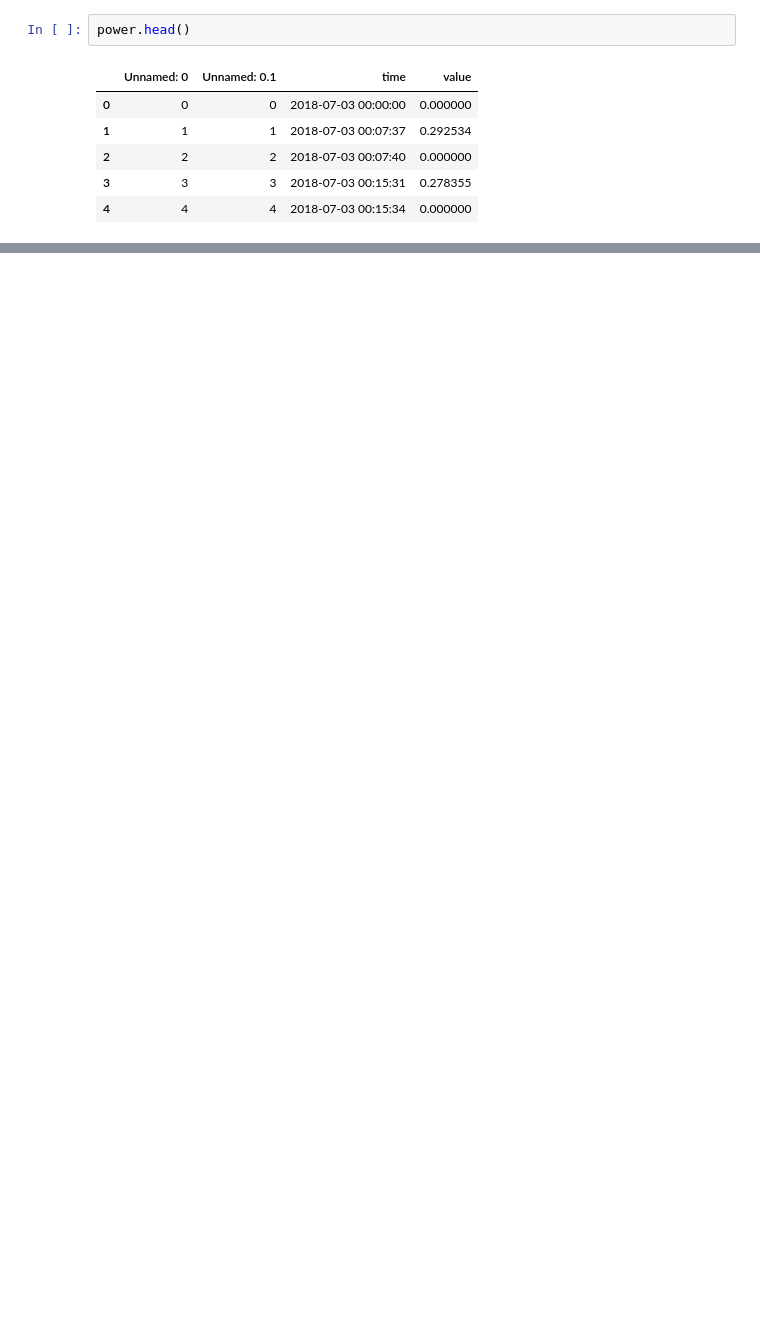
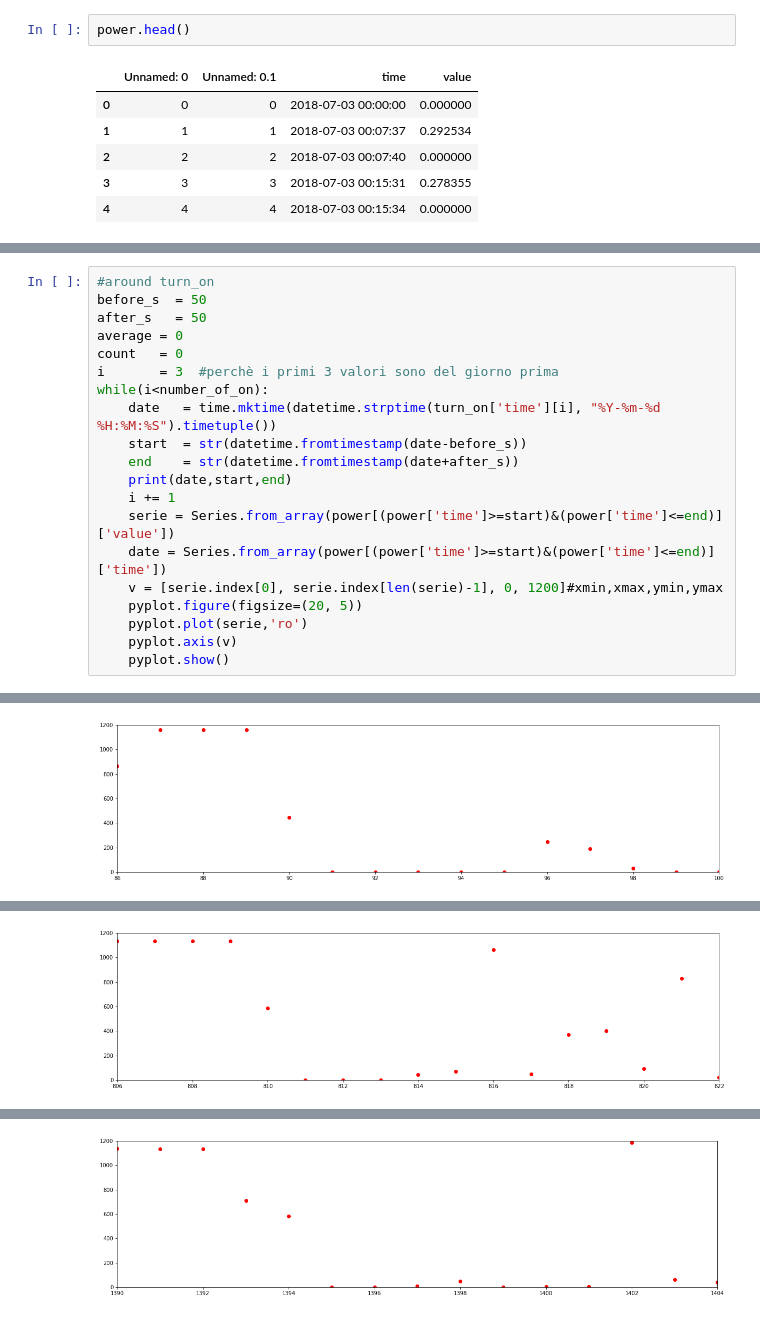
Before and after one commit to FAngelo94/modify-csv-by-pandas, a Jupyter notebook: Analisi dei Dati.ipynb, the cells around one changed output, grey strips where cells are left out. Drawn from its saved outputs; the diff is of its cells as text; blank space fills up the shorter version.

```diff
--- a/Analisi dei Dati.ipynb
+++ b/Analisi dei Dati.ipynb
@@ -262,0 +306,21 @@ power.head()
+# %%
+#around turn_on
+before_s  = 50
+after_s   = 50
+average = 0
+count   = 0
+i       = 3  #perchè i primi 3 valori sono del giorno prima
+while(i<number_of_on):
+    date   = time.mktime(datetime.strptime(turn_on['time'][i], "%Y-%m-%d %H:%M:%S").timetuple())
+    start  = str(datetime.fromtimestamp(date-before_s))
+    end    = str(datetime.fromtimestamp(date+after_s))
+    print(date,start,end)
+    i += 1
+    serie = Series.from_array(power[(power['time']>=start)&(power['time']<=end)]['value'])
+    date = Series.from_array(power[(power['time']>=start)&(power['time']<=end)]['time'])
+    v = [serie.index[0], serie.index[len(serie)-1], 0, 1200]#xmin,xmax,ymin,ymax
+    pyplot.figure(figsize=(20, 5))
+    pyplot.plot(serie,'ro')
+    pyplot.axis(v)
+    pyplot.show()
+# %% [output]
@@ -262,0 +328 @@ power.head()
+[figure, added]
@@ -262,0 +330 @@ power.head()
+[figure, added]
@@ -262,0 +332 @@ power.head()
+[figure, added]
```
Also changed, not shown: parts of 12 cells of this notebook, 3 other files.
